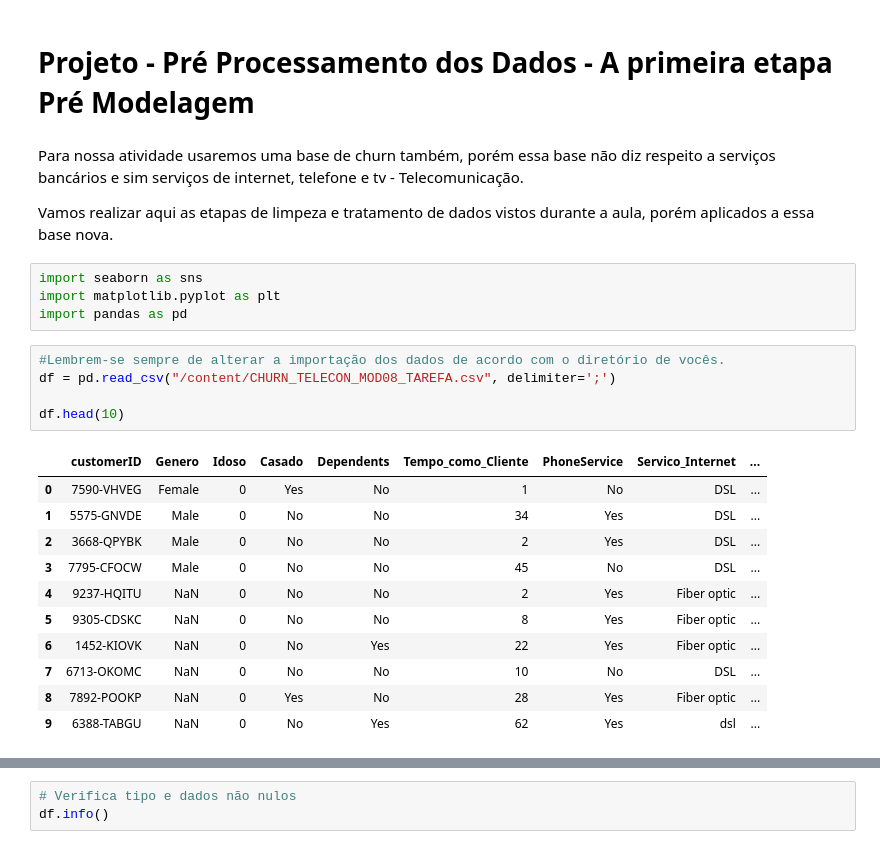
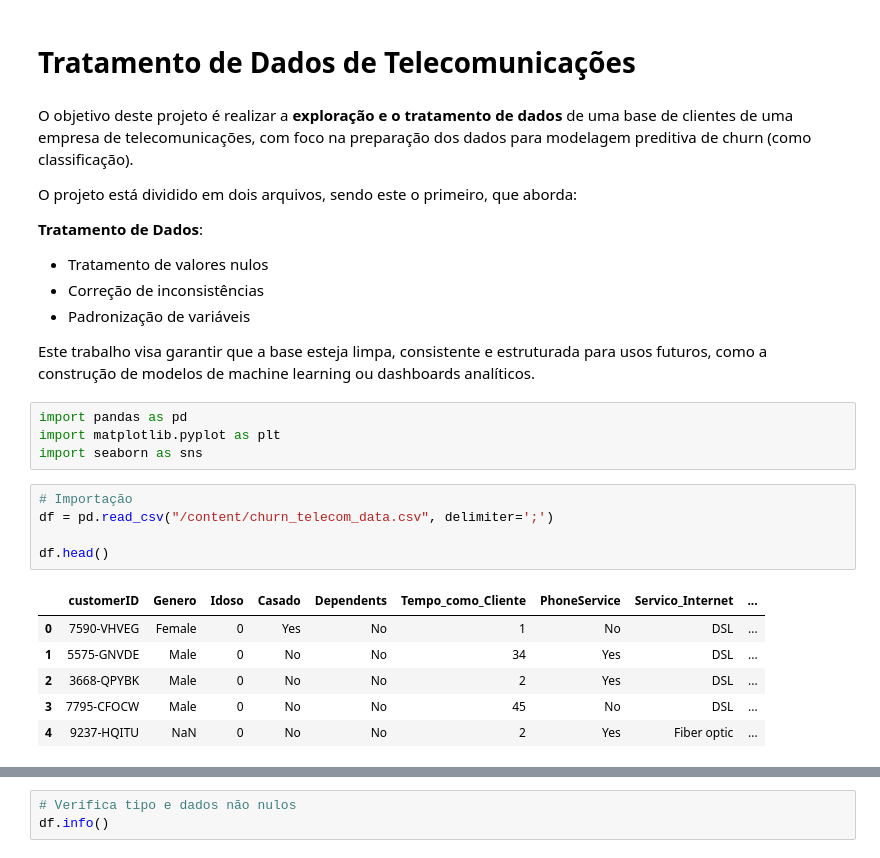
Before and after one commit to gracielarozza/tratamento_dados_telecomunicacao, a Jupyter notebook: telecomunicacao_tratamento_dados.ipynb, the cells around one changed output, grey strips where cells are left out. Drawn from its saved outputs; the diff is of its cells as text.

Commit message:
atualização de arquivos

```diff
--- a/tratamento_dados_telecomunicacao.ipynb
+++ b/telecomunicacao_tratamento_dados.ipynb
@@ -1,28 +1,30 @@
-# %% [markdown]
-# Projeto - Pré Processamento dos Dados - A primeira etapa Pré Modelagem
-# %% [markdown]
-Para nossa atividade usaremos uma base de churn também, porém essa base não diz respeito a serviços bancários e sim serviços de internet, telefone e tv - Telecomunicação.
-
-Vamos realizar aqui as etapas de limpeza e tratamento de dados vistos durante a aula, porém aplicados a essa base nova.
+# %% [markdown]
+# Tratamento de Dados de Telecomunicações
+# %% [markdown]
+O objetivo deste projeto é realizar a **exploração e o tratamento de dados** de uma base de clientes de uma empresa de telecomunicações, com foco na preparação dos dados para modelagem preditiva de churn (como classificação).
+
+O projeto está dividido em dois arquivos, sendo este o primeiro, que aborda:
+
+**Tratamento de Dados**:
+- Tratamento de valores nulos
+- Correção de inconsistências
+- Padronização de variáveis
+
+Este trabalho visa garantir que a base esteja limpa, consistente e estruturada para usos futuros, como a construção de modelos de machine learning ou dashboards analíticos.
 # %%
+import pandas as pd
+import matplotlib.pyplot as plt
 import seaborn as sns
-import matplotlib.pyplot as plt
-import pandas as pd
 # %%
-#Lembrem-se sempre de alterar a importação dos dados de acordo com o diretório de vocês.
-df = pd.read_csv("/content/CHURN_TELECON_MOD08_TAREFA.csv", delimiter=';')
+# Importação
+df = pd.read_csv("/content/churn_telecom_data.csv", delimiter=';')
 
-df.head(10)
+df.head()
 # %% [output]
 |  | customerID | Genero | Idoso | Casado | Dependents | Tempo_como_Cliente | PhoneService | Servico_Internet | ... |
 | 0 | 7590-VHVEG | Female | 0 | Yes | No | 1 | No | DSL | ... |
 | 1 | 5575-GNVDE | Male | 0 | No | No | 34 | Yes | DSL | ... |
 | 2 | 3668-QPYBK | Male | 0 | No | No | 2 | Yes | DSL | ... |
 | 3 | 7795-CFOCW | Male | 0 | No | No | 45 | No | DSL | ... |
 | 4 | 9237-HQITU | NaN | 0 | No | No | 2 | Yes | Fiber optic | ... |
-| 5 | 9305-CDSKC | NaN | 0 | No | No | 8 | Yes | Fiber optic | ... |
-| 6 | 1452-KIOVK | NaN | 0 | No | Yes | 22 | Yes | Fiber optic | ... |
-| 7 | 6713-OKOMC | NaN | 0 | No | No | 10 | No | DSL | ... |
-| 8 | 7892-POOKP | NaN | 0 | Yes | No | 28 | Yes | Fiber optic | ... |
-| 9 | 6388-TABGU | NaN | 0 | No | Yes | 62 | Yes | dsl | ... |
 # %% [markdown]
```
Also changed, not shown: parts of 35 cells of this notebook, 6 other files.
